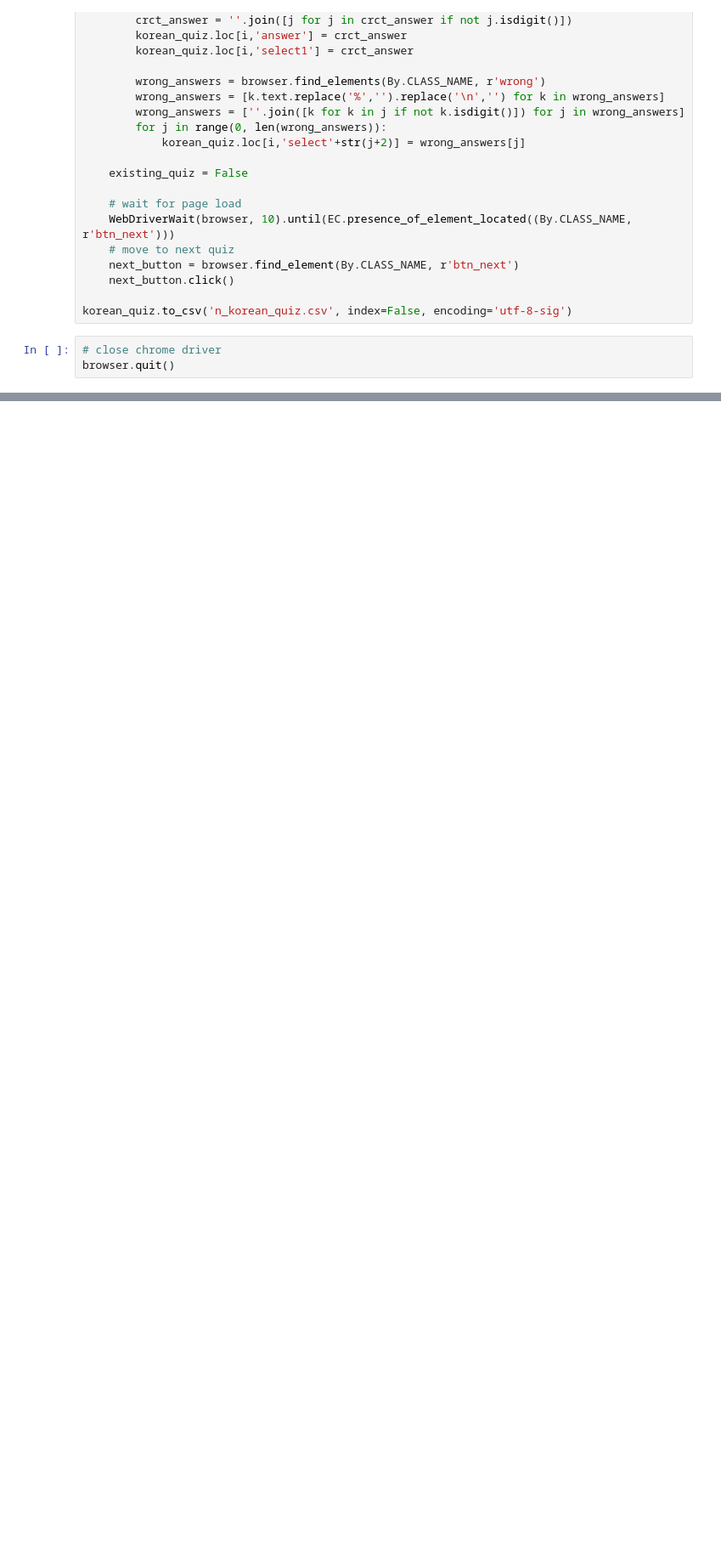
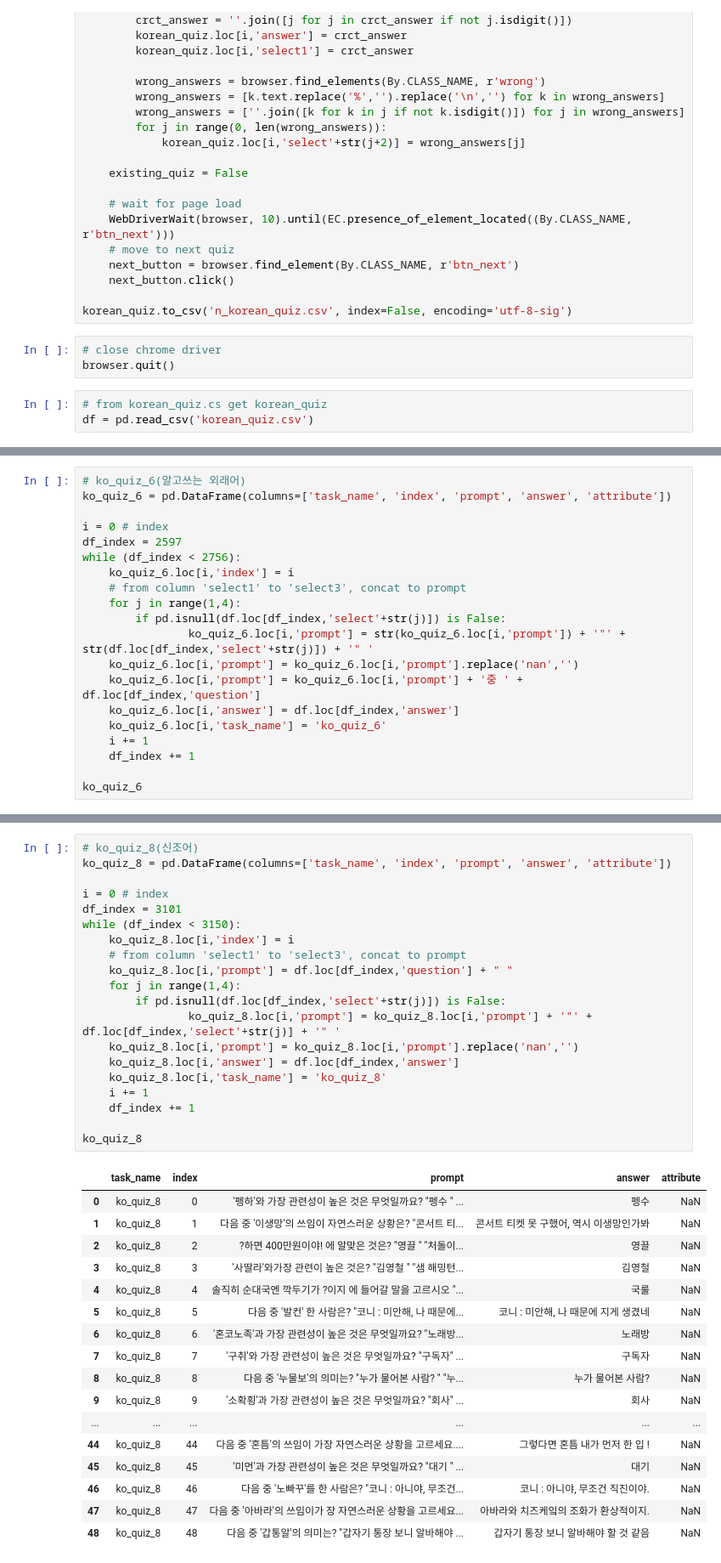
Before and after one commit to CreativeSynth/TaskManager, a Jupyter notebook: ko_quiz/crawl_quiz.ipynb, the cells around one changed output, grey strips where cells are left out. Shown at 85% size. Cells and saved outputs as stored; diff of their text form; blank space fills up the shorter version.

Commit message:
edited data and fit tasks to template

```diff
--- a/ko_quiz/crawl_quiz.ipynb
+++ b/ko_quiz/crawl_quiz.ipynb
@@ -131,3 +132,6 @@ korean_quiz.to_csv('n_korean_quiz.csv', index=False, encoding='utf-8-sig')
 # %%
 # close chrome driver
 browser.quit()
+# %%
+# from korean_quiz.cs get korean_quiz
+df = pd.read_csv('korean_quiz.csv')
@@ -133,0 +329,20 @@ browser.quit()
+# %%
+# ko_quiz_6(알고쓰는 외래어)
+ko_quiz_6 = pd.DataFrame(columns=['task_name', 'index', 'prompt', 'answer', 'attribute'])
+
+i = 0 # index
+df_index = 2597
+while (df_index < 2756):
+    ko_quiz_6.loc[i,'index'] = i
+    # from column 'select1' to 'select3', concat to prompt
+    for j in range(1,4):
+        if pd.isnull(df.loc[df_index,'select'+str(j)]) is False:
+                ko_quiz_6.loc[i,'prompt'] = str(ko_quiz_6.loc[i,'prompt']) + '"' + str(df.loc[df_index,'select'+str(j)]) + '" '
+    ko_quiz_6.loc[i,'prompt'] = ko_quiz_6.loc[i,'prompt'].replace('nan','')
+    ko_quiz_6.loc[i,'prompt'] = ko_quiz_6.loc[i,'prompt'] + '중 ' + df.loc[df_index,'question']
+    ko_quiz_6.loc[i,'answer'] = df.loc[df_index,'answer']
+    ko_quiz_6.loc[i,'task_name'] = 'ko_quiz_6'
+    i += 1
+    df_index += 1
+
+ko_quiz_6
@@ -133,0 +410,38 @@ browser.quit()
+# %%
+# ko_quiz_8(신조어)
+ko_quiz_8 = pd.DataFrame(columns=['task_name', 'index', 'prompt', 'answer', 'attribute'])
+
+i = 0 # index
+df_index = 3101
+while (df_index < 3150):
+    ko_quiz_8.loc[i,'index'] = i
+    # from column 'select1' to 'select3', concat to prompt
+    ko_quiz_8.loc[i,'prompt'] = df.loc[df_index,'question'] + " "
+    for j in range(1,4):
+        if pd.isnull(df.loc[df_index,'select'+str(j)]) is False:
+                ko_quiz_8.loc[i,'prompt'] = ko_quiz_8.loc[i,'prompt'] + '"' + df.loc[df_index,'select'+str(j)] + '" '
+    ko_quiz_8.loc[i,'prompt'] = ko_quiz_8.loc[i,'prompt'].replace('nan','')
+    ko_quiz_8.loc[i,'answer'] = df.loc[df_index,'answer']
+    ko_quiz_8.loc[i,'task_name'] = 'ko_quiz_8'
+    i += 1
+    df_index += 1
+
+ko_quiz_8
+# %% [output]
+|  | task_name | index | prompt | answer | attribute |
+| 0 | ko_quiz_8 | 0 | '펭하'와 가장 관련성이 높은 것은 무엇일까요? "펭수 " ... | 펭수 | NaN |
+| 1 | ko_quiz_8 | 1 | 다음 중 '이생망'의 쓰임이 자연스러운 상황은? "콘서트 티... | 콘서트 티켓 못 구했어, 역시 이생망인가봐 | NaN |
+| 2 | ko_quiz_8 | 2 | ?하면 400만원이야! 에 알맞은 것은? "영끌 " "처돌이... | 영끌 | NaN |
+| 3 | ko_quiz_8 | 3 | '사딸라'와가장 관련이 높은 것은? "김영철 " "샘 해밍턴... | 김영철 | NaN |
+| 4 | ko_quiz_8 | 4 | 솔직히 순대국엔 깍두기가 ?이지 에 들어갈 말을 고르시오 "... | 국룰 | NaN |
+| 5 | ko_quiz_8 | 5 | 다음 중 '발컨' 한 사람은? "코니 : 미안해, 나 때문에... | 코니 : 미안해, 나 때문에 지게 생겼네 | NaN |
+| 6 | ko_quiz_8 | 6 | '혼코노족'과 가장 관련성이 높은 것은 무엇일까요? "노래방... | 노래방 | NaN |
+| 7 | ko_quiz_8 | 7 | '구취'와 가장 관련성이 높은 것은 무엇일까요? "구독자" ... | 구독자 | NaN |
+| 8 | ko_quiz_8 | 8 | 다음 중 '누물보'의 의미는? "누가 물어본 사람? " "누... | 누가 물어본 사람? | NaN |
+| 9 | ko_quiz_8 | 9 | '소확횡'과 가장 관련성이 높은 것은 무엇일까요? "회사" ... | 회사 | NaN |
+| ... | ... | ... | ... | ... | ... |
+| 44 | ko_quiz_8 | 44 | 다음 중 '혼틈'의 쓰임이 가장 자연스러운 상황을 고르세요.... | 그렇다면 혼틈 내가 먼저 한 입 ! | NaN |
+| 45 | ko_quiz_8 | 45 | '미먼'과 가장 관련성이 높은 것은 무엇일까요? "대기 " ... | 대기 | NaN |
+| 46 | ko_quiz_8 | 46 | 다음 중 '노빠꾸'를 한 사람은? "코니 : 아니야, 무조건... | 코니 : 아니야, 무조건 직진이야. | NaN |
+| 47 | ko_quiz_8 | 47 | 다음 중 '아바라'의 쓰임이가 장 자연스러운 상황을 고르세요... | 아바라와 치즈케잌의 조화가 환상적이지. | NaN |
+| 48 | ko_quiz_8 | 48 | 다음 중 '갑통알'의 의미는? "갑자기 통장 보니 알바해야 ... | 갑자기 통장 보니 알바해야 할 것 같음 | NaN |
```
Also changed, not shown: parts of 9 cells of this notebook, 9 other files.
